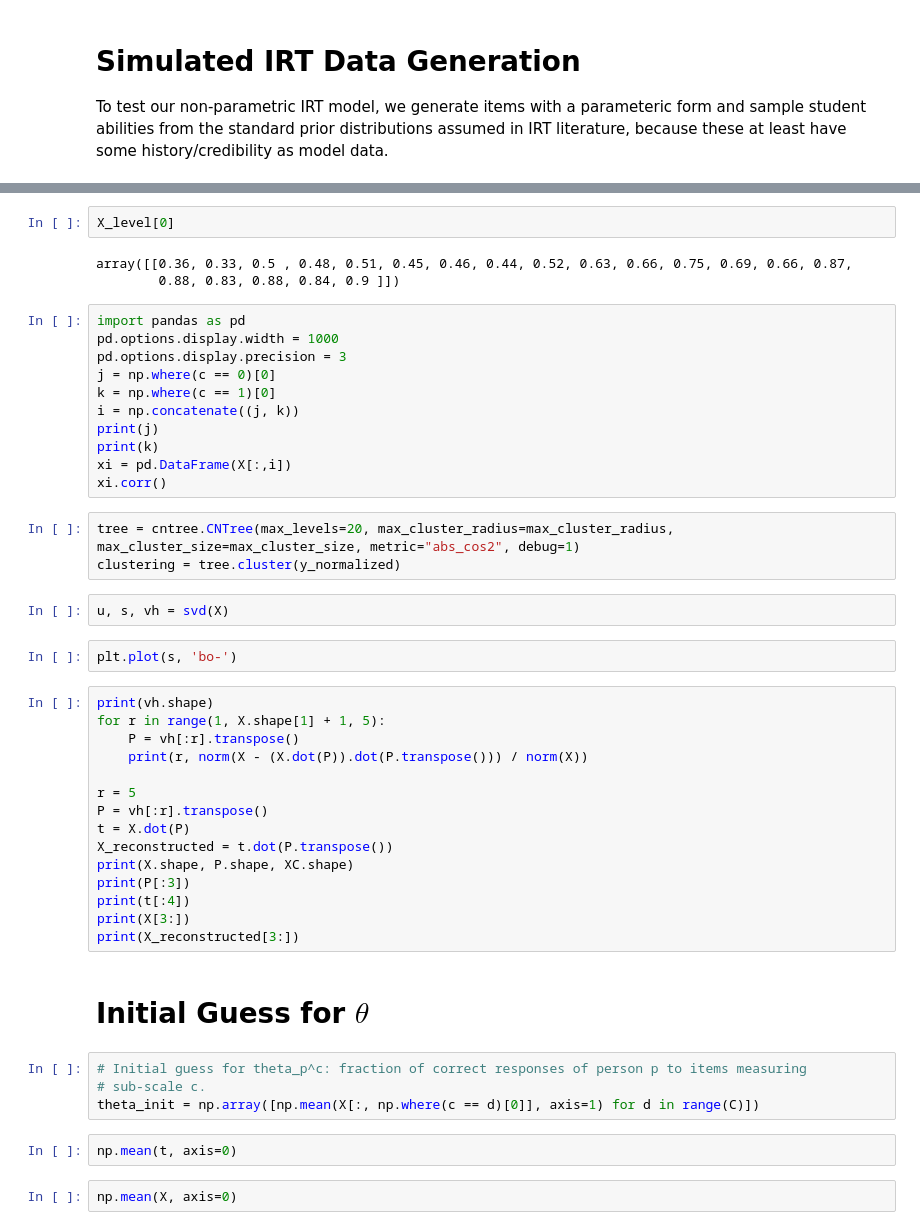
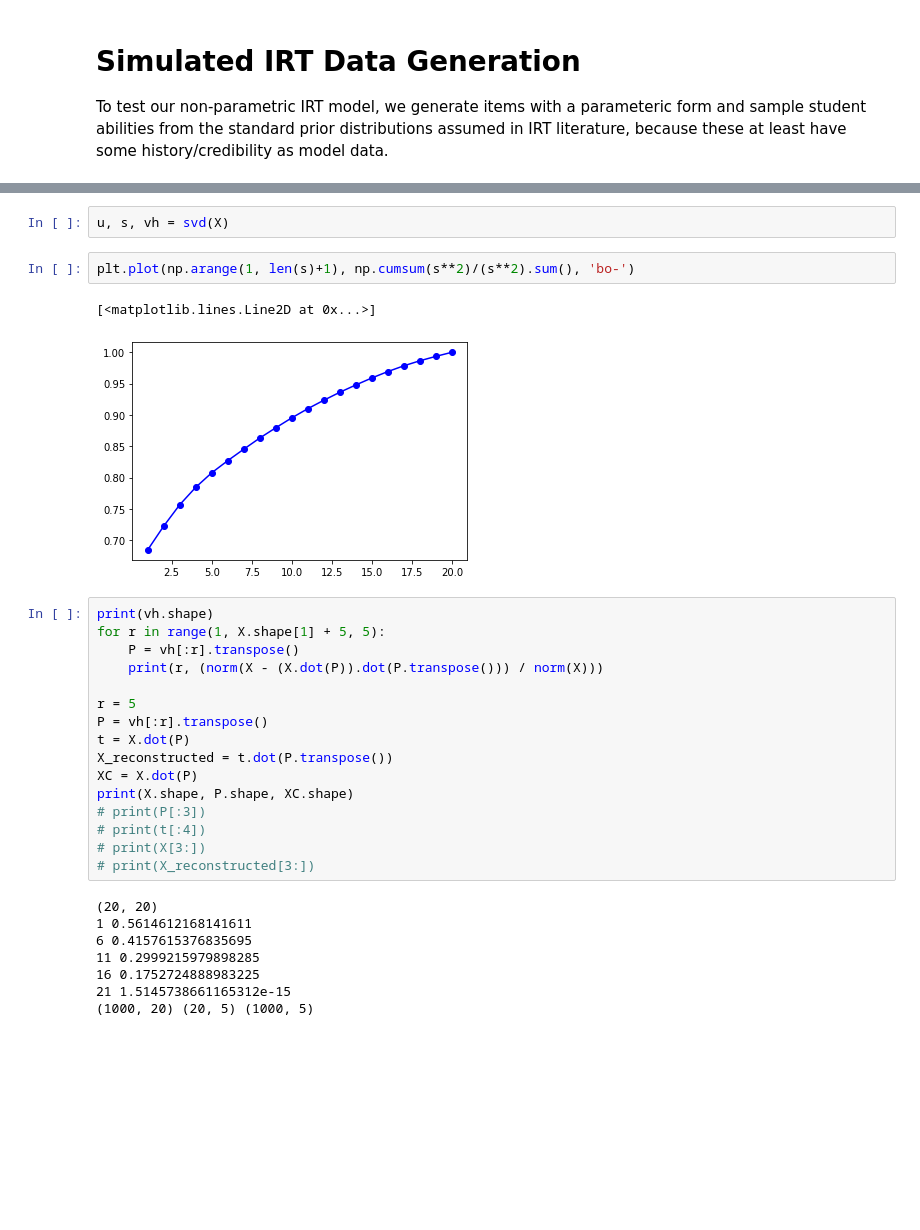
Before and after one commit to ETS-Next-Gen/irt-mcmc, a Jupyter notebook: notebooks/simulate_irt_data.ipynb, the cells around one changed output, grey strips where cells are left out. Cells and saved outputs as stored; diff of their text form; blank space fills up the shorter version.

```diff
--- a/notebooks/simulate_irt_data.ipynb
+++ b/notebooks/simulate_irt_data.ipynb
@@ -176,48 +91,31 @@ False
-# %%
-X_level[0]
-# %% [output]
-array([[0.36, 0.33, 0.5 , 0.48, 0.51, 0.45, 0.46, 0.44, 0.52, 0.63, 0.66, 0.75, 0.69, 0.66, 0.87,
-        0.88, 0.83, 0.88, 0.84, 0.9 ]])
-# %%
-import pandas as pd
-pd.options.display.width = 1000
-pd.options.display.precision = 3
-j = np.where(c == 0)[0]
-k = np.where(c == 1)[0]
-i = np.concatenate((j, k))
-print(j)
-print(k)
-xi = pd.DataFrame(X[:,i])
-xi.corr()
-# %%
-tree = cntree.CNTree(max_levels=20, max_cluster_radius=max_cluster_radius, max_cluster_size=max_cluster_size, metric="abs_cos2", debug=1)
-clustering = tree.cluster(y_normalized)
 # %%
 u, s, vh = svd(X)
-# %%
-plt.plot(s, 'bo-')
+# %%
+plt.plot(np.arange(1, len(s)+1), np.cumsum(s**2)/(s**2).sum(), 'bo-')
+# %% [output]
+[<matplotlib.lines.Line2D at 0x...>]
+[figure, added]
 # %%
 print(vh.shape)
-for r in range(1, X.shape[1] + 1, 5):
+for r in range(1, X.shape[1] + 5, 5):
     P = vh[:r].transpose()
-    print(r, norm(X - (X.dot(P)).dot(P.transpose())) / norm(X))
+    print(r, (norm(X - (X.dot(P)).dot(P.transpose())) / norm(X)))
 
 r = 5
 P = vh[:r].transpose()
 t = X.dot(P)
 X_reconstructed = t.dot(P.transpose())
+XC = X.dot(P)
 print(X.shape, P.shape, XC.shape)
-print(P[:3])
-print(t[:4])
-print(X[3:])
-print(X_reconstructed[3:])
+# print(P[:3])
+# print(t[:4])
+# print(X[3:])
+# print(X_reconstructed[3:])
+# %% [output]
+(20, 20)
+1 0.5614612168141611
+6 0.4157615376835695
+11 0.2999215979898285
+16 0.1752724888983225
+21 1.5145738661165312e-15
+(1000, 20) (20, 5) (1000, 5)
-# %% [markdown]
-# Initial Guess for $\theta$
-# %%
-# Initial guess for theta_p^c: fraction of correct responses of person p to items measuring
-# sub-scale c.
-theta_init = np.array([np.mean(X[:, np.where(c == d)[0]], axis=1) for d in range(C)])
-# %%
-np.mean(t, axis=0)
-# %%
-np.mean(X, axis=0)
```
Also changed, not shown: parts of 27 cells of this notebook, 11 other files.
